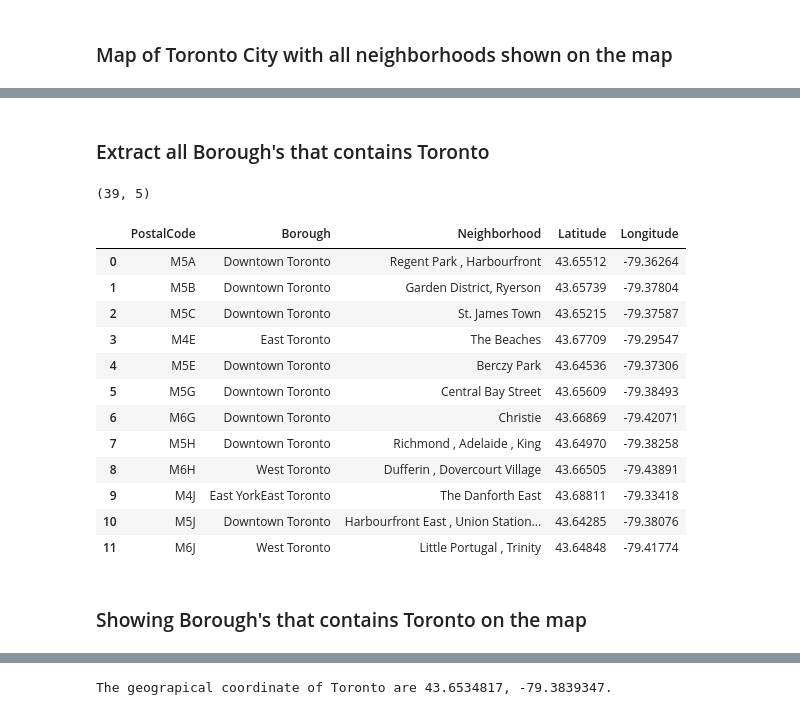
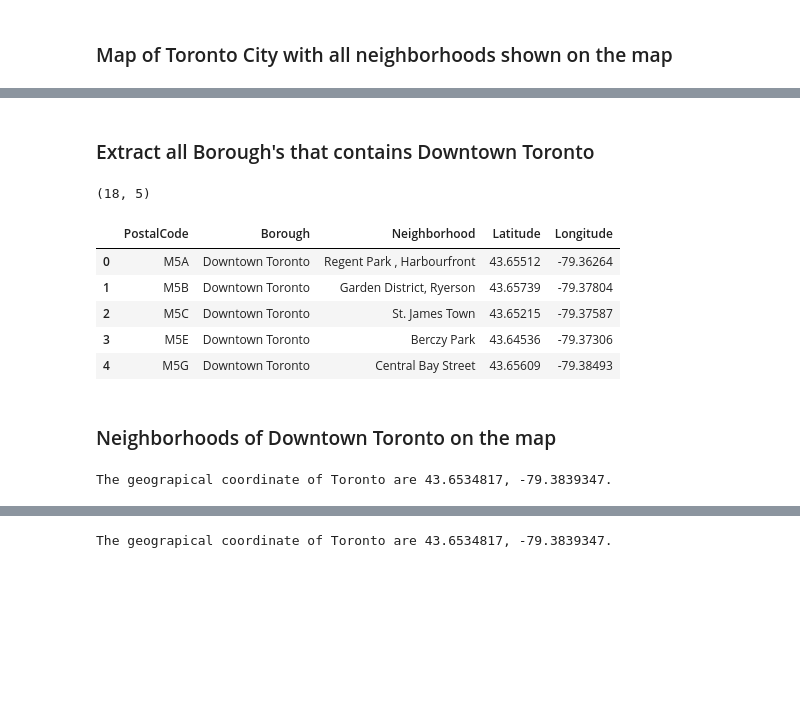
Before and after one commit to wasiu4success/Capstone-Project, a Jupyter notebook: Toronto-Project.ipynb, the cells around one changed output, grey strips where cells are left out. Drawn from its saved outputs; the diff is of its cells as text; code cells hidden in the pictures; blank space fills up the shorter version.

```diff
--- a/Toronto-Project.ipynb
+++ b/Toronto-Project.ipynb
@@ -40,7 +40,7 @@ Toronto_data = pd.DataFrame(columns=['PostalCode', 'Borough'])
 for table in soup.find_all("table", attrs={'rules':'all'}):
     for row in table.find_all('td'):
         col = row.find_all('td')
-        PostalCode = row.b.text
+        PostalCode = row.text
         Borough = row.span.text
         Toronto_data = Toronto_data.append({'PostalCode': PostalCode, 'Borough': Borough}, ignore_index = True)
 
@@ -75,0 +76,4 @@ Toronto_data.head()
+# %%
+# Removing all spacial character
+Toronto_data['PostalCode'] = ((((Toronto_data['PostalCode'].str.replace("\n", "")).str.replace(")", ""))).str.replace("(", "")).str[:3]
+Toronto_data
@@ -224,25 +292,28 @@ map_toronto
 # %% [output]
 [interactive output not drawn]
 # %% [markdown]
-### Extract all Borough's that contains Toronto
+### Extract all Borough's that contains Downtown Toronto
 # %%
-Toronto_neigh = Toronto_data[Toronto_data['Borough'].str.contains('Toronto')].reset_index(drop=True)
+Toronto_neigh = Toronto_data[Toronto_data['Borough'].str.contains('Downtown Toronto')].reset_index(drop=True)
 print(Toronto_neigh.shape)
-Toronto_neigh.head(12)
+Toronto_neigh.head()
 # %% [output]
-(39, 5)
+(18, 5)
 |  | PostalCode | Borough | Neighborhood | Latitude | Longitude |
 | 0 | M5A | Downtown Toronto | Regent Park , Harbourfront | 43.65512 | -79.36264 |
 | 1 | M5B | Downtown Toronto | Garden District, Ryerson | 43.65739 | -79.37804 |
 | 2 | M5C | Downtown Toronto | St. James Town | 43.65215 | -79.37587 |
-| 3 | M4E | East Toronto | The Beaches | 43.67709 | -79.29547 |
-| 4 | M5E | Downtown Toronto | Berczy Park | 43.64536 | -79.37306 |
-| 5 | M5G | Downtown Toronto | Central Bay Street | 43.65609 | -79.38493 |
-| 6 | M6G | Downtown Toronto | Christie | 43.66869 | -79.42071 |
-| 7 | M5H | Downtown Toronto | Richmond , Adelaide , King | 43.64970 | -79.38258 |
-| 8 | M6H | West Toronto | Dufferin , Dovercourt Village | 43.66505 | -79.43891 |
-| 9 | M4J | East YorkEast Toronto | The Danforth East | 43.68811 | -79.33418 |
-| 10 | M5J | Downtown Toronto | Harbourfront East , Union Station... | 43.64285 | -79.38076 |
-| 11 | M6J | West Toronto | Little Portugal , Trinity | 43.64848 | -79.41774 |
+| 3 | M5E | Downtown Toronto | Berczy Park | 43.64536 | -79.37306 |
+| 4 | M5G | Downtown Toronto | Central Bay Street | 43.65609 | -79.38493 |
 # %% [markdown]
-### Showing Borough's that contains Toronto on the map
+### Neighborhoods of Downtown Toronto on the map
+# %%
+address = 'Toronto, Canada'
+
+geolocator = Nominatim(user_agent="canada_explorer")
+location = geolocator.geocode(address)
+latitude = location.latitude
+longitude = location.longitude
+print('The geograpical coordinate of Toronto are {}, {}.'.format(latitude, longitude))
+# %% [output]
+The geograpical coordinate of Toronto are 43.6534817, -79.3839347.
```
Also changed, not shown: parts of 64 cells of this notebook.
